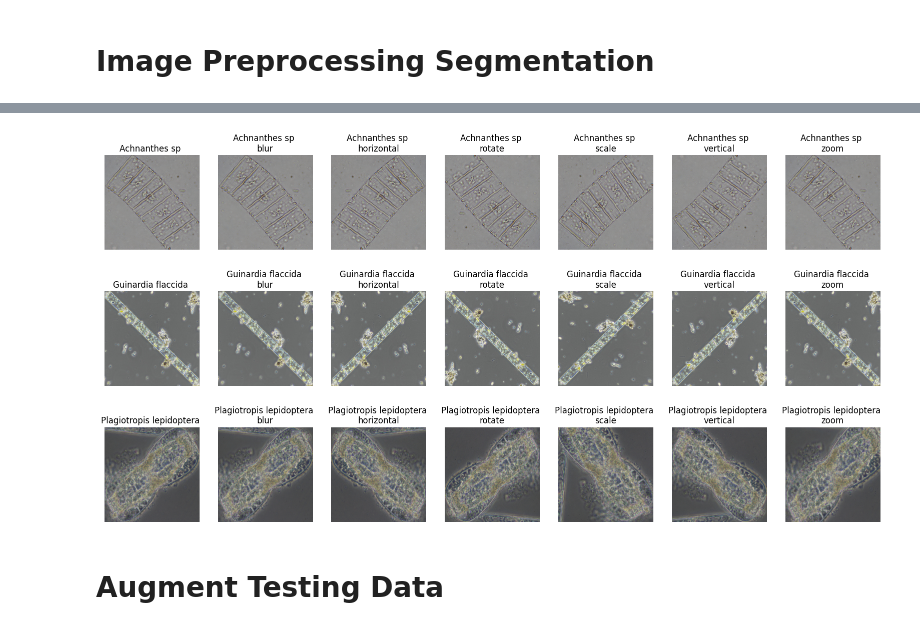
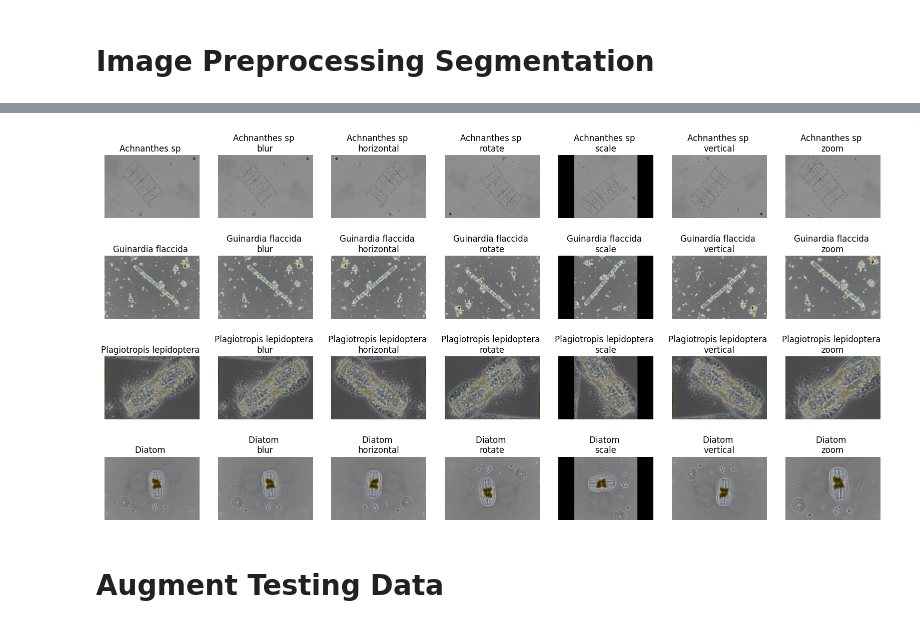
Before and after one commit to mzkki25/planktoscan, a Jupyter notebook: notebook/fitoplankton-image-preprocessing.ipynb, the cells around one changed output, grey strips where cells are left out. Saved outputs shown, nothing was run; the diff lists cells and outputs as text; code cells hidden in the pictures.

```diff
--- a/notebook/fitoplankton-image-preprocessing.ipynb
+++ b/notebook/fitoplankton-image-preprocessing.ipynb
@@ -468,38 +518,47 @@ for path in all_paths_masks:
 # %%
-ACHNANTHES_SP_1 = '../dataset/classification/training_validation/Achnanthes sp/'
-GUINARDIA_FLACCIDA_1 = '../dataset/classification/training_validation/Guinardia flaccida/'
-PLAGIOTROPIS_LEPIDOPTERA_1 = '../dataset/classification/training_validation/Plagiotropis lepidoptera/'
+ACHNANTHES_SP_1 = '../dataset/base/image/Achnanthes sp/'
+GUINARDIA_FLACCIDA_1 = '../dataset/base/image/Guinardia flaccida/'
+PLAGIOTROPIS_LEPIDOPTERA_1 = '../dataset/base/image/Plagiotropis lepidoptera/'
+DIATOM_1 = '../dataset/base/image/Diatom/'
 
-fig, ax = plt.subplots(nrows=3, ncols=7, figsize=(20, 10))
+fig, ax = plt.subplots(nrows=4, ncols=7, figsize=(20, 10))
 
 for i, filename in enumerate(os.listdir(ACHNANTHES_SP_1)):
     if 'Achnanthes sp 1' in filename:
         img = cv2.imread(os.path.join(ACHNANTHES_SP_1, filename))
-        img = cv2.resize(img, (256, 256))
+        img = cv2.resize(img, (864, 576))
         ax[0, i].imshow(cv2.cvtColor(img, cv2.COLOR_BGR2RGB))
         ax[0, i].set_title("\n".join(" ".join(filename.split('.')[0].split(' 1')).split('_')))
         ax[0, i].axis('off')
 
 for i, filename in enumerate(os.listdir(GUINARDIA_FLACCIDA_1)):
     if 'Guinardia flaccida 1' in filename:
         img = cv2.imread(os.path.join(GUINARDIA_FLACCIDA_1, filename))
-        img = cv2.resize(img, (256, 256))
+        img = cv2.resize(img, (864, 576))
         ax[1, i].imshow(cv2.cvtColor(img, cv2.COLOR_BGR2RGB))
         ax[1, i].set_title("\n".join(" ".join(filename.split('.')[0].split(' 1')).split('_')))
         ax[1, i].axis('off')
 
 for i, filename in enumerate(os.listdir(PLAGIOTROPIS_LEPIDOPTERA_1)):
     if 'Plagiotropis lepidoptera 1' in filename:
         img = cv2.imread(os.path.join(PLAGIOTROPIS_LEPIDOPTERA_1, filename))
-        img = cv2.resize(img, (256, 256))
+        img = cv2.resize(img, (864, 576))
         ax[2, i].imshow(cv2.cvtColor(img, cv2.COLOR_BGR2RGB))
         ax[2, i].set_title("\n".join(" ".join(filename.split('.')[0].split(' 1')).split('_')))
         ax[2, i].axis('off')
 
-plt.subplots_adjust(wspace=0.2)
+for i, filename in enumerate(os.listdir(DIATOM_1)):
+    if 'Diatom 1' in filename:
+        img = cv2.imread(os.path.join(DIATOM_1, filename))
+        img = cv2.resize(img, (864, 576))
+        ax[3, i].imshow(cv2.cvtColor(img, cv2.COLOR_BGR2RGB))
+        ax[3, i].set_title("\n".join(" ".join(filename.split('.')[0].split(' 1')).split('_')))
+        ax[3, i].axis('off')
+
+# plt.subplots_adjust(wspace=0.2)
 plt.show()
 # %% [output]
-[figure, old version]
+[figure, new version]
 # %%
 for filename in os.listdir(image_segmentation):
     file_path = os.path.join(image_segmentation, filename)
```
Also changed, not shown: parts of 3 cells of this notebook, 5 other files.
